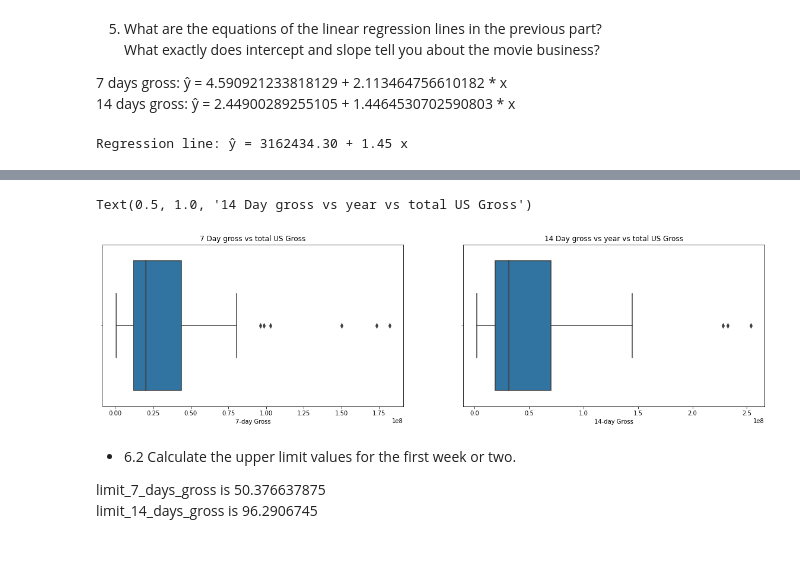
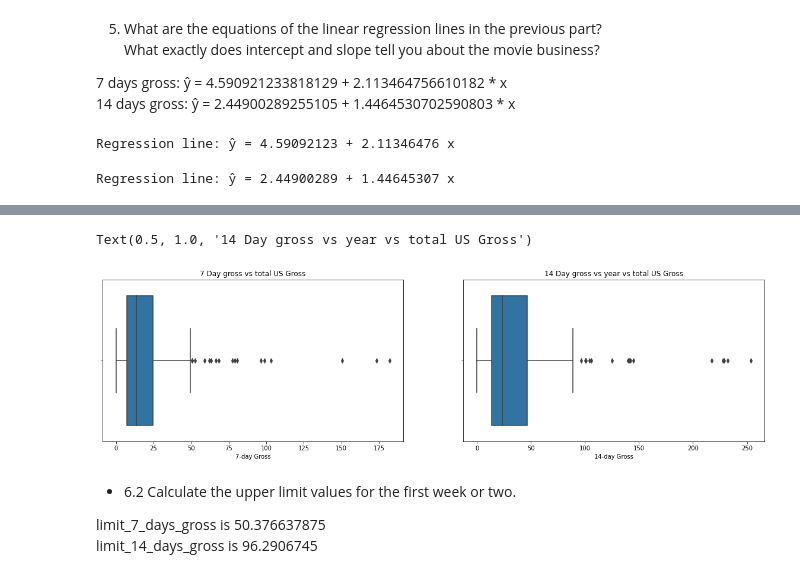
Before and after one commit to szymonvertenten/data-eng, a Jupyter notebook: dsai-en-labs-main/6-bivariate-quant/Kopie_van_Kopie_van_labs_regression_with_2_extra_exercises copy.ipynb, the cells around one changed output, grey strips where cells are left out. Saved outputs shown, nothing was run; the diff lists cells and outputs as text; code cells hidden in the pictures.

```diff
--- a/dsai-en-labs-main/6-bivariate-quant/Kopie_van_Kopie_van_labs_regression_with_2_extra_exercises copy.ipynb
+++ b/dsai-en-labs-main/6-bivariate-quant/Kopie_van_Kopie_van_labs_regression_with_2_extra_exercises copy.ipynb
@@ -246,7 +246,7 @@ E.g. $22 707 121	becomes 22.707121.
 cols_with_dollars = ['7-day Gross',	'14-day Gross',	'Total US Gross',	'International Gross',	'US DVD Sales',	'Budget']
 # %%
 for col in cols_with_dollars:
-    movies[col] = movies[col].str.replace('$', '').str.replace(' ', '').astype(float)
+    movies[col] = movies[col].str.replace('$', '').str.replace(' ', '').astype(float)/1000000
 # %%
 movies.head()
 # %% [output]
@@ -306,6 +306,17 @@ What exactly does intercept and slope tell you about the movie business?
 
 7 days gross: ŷ = 4.590921233818129 + 2.113464756610182 * x
 14 days gross: ŷ = 2.44900289255105 + 1.4464530702590803 * x
+# %%
+from sklearn.linear_model import LinearRegression
+
+movies_x = extra_7_days_gross['7-day Gross'].values.reshape(-1,1)
+movies_y = extra_7_days_gross["Total US Gross"]
+
+weight_model = LinearRegression().fit(movies_x, movies_y)
+
+print(f"Regression line: ŷ = {weight_model.intercept_:.8f} + {weight_model.coef_[0]:.8f} x")
+# %% [output]
+Regression line: ŷ = 4.59092123 + 2.11346476 x
 # %%
 from sklearn.linear_model import LinearRegression
 
@@ -314,9 +325,9 @@ movies_y = extra_14_days_gross["Total US Gross"]
 
 weight_model = LinearRegression().fit(movies_x, movies_y)
 
-print(f"Regression line: ŷ = {weight_model.intercept_:.2f} + {weight_model.coef_[0]:.2f} x")
+print(f"Regression line: ŷ = {weight_model.intercept_:.8f} + {weight_model.coef_[0]:.8f} x")
 # %% [output]
-Regression line: ŷ = 3162434.30 + 1.45 x
+Regression line: ŷ = 2.44900289 + 1.44645307 x
 # %% [markdown]
 6. In the previous scatterplots you can see some ouliers at the right side. These are movies that did great
 during their first week or two.
@@ -325,13 +336,13 @@ during their first week or two.
 ![image.png](embedded-picture-1)
 # %%
 fig,axs = plt.subplots(1,2, figsize=(20,5))
-sns.boxplot(x='7-day Gross', data=movies, ax=axs[0])
+sns.boxplot(x='7-day Gross', data=extra_7_days_gross, ax=axs[0])
 axs[0].set_title('7 Day gross vs total US Gross')
-sns.boxplot(x='14-day Gross', data=movies, ax=axs[1])
+sns.boxplot(x='14-day Gross', data=extra_14_days_gross, ax=axs[1])
 axs[1].set_title('14 Day gross vs year vs total US Gross')
 # %% [output]
 Text(0.5, 1.0, '14 Day gross vs year vs total US Gross')
-[figure, old version]
+[figure, new version]
 # %% [markdown]
 * 6.2 Calculate the upper limit values for the first week or two.
 
```
Also changed, not shown: parts of 15 cells of this notebook, 1 other file.
